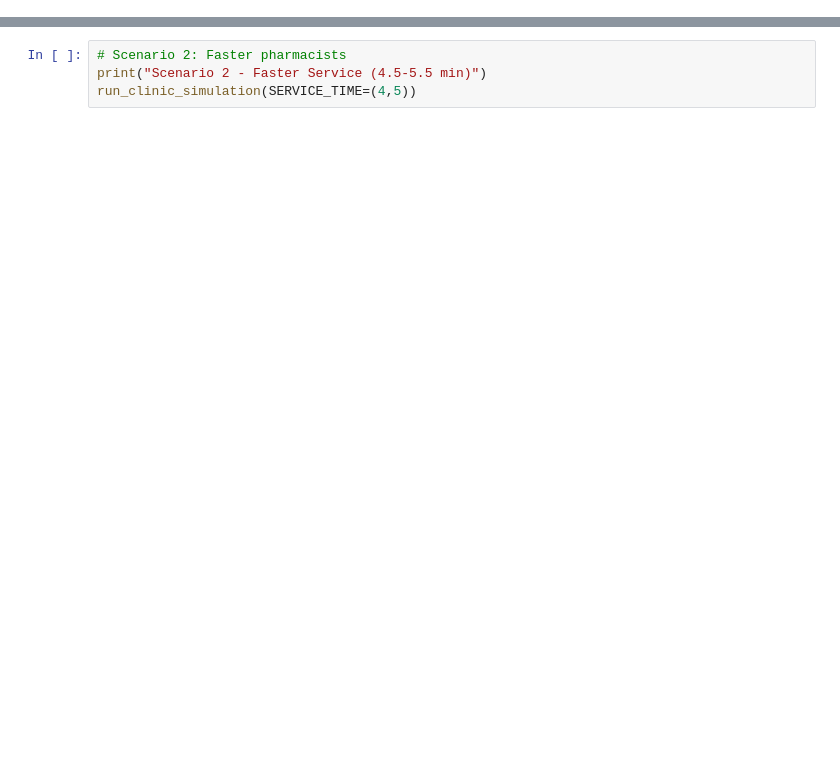
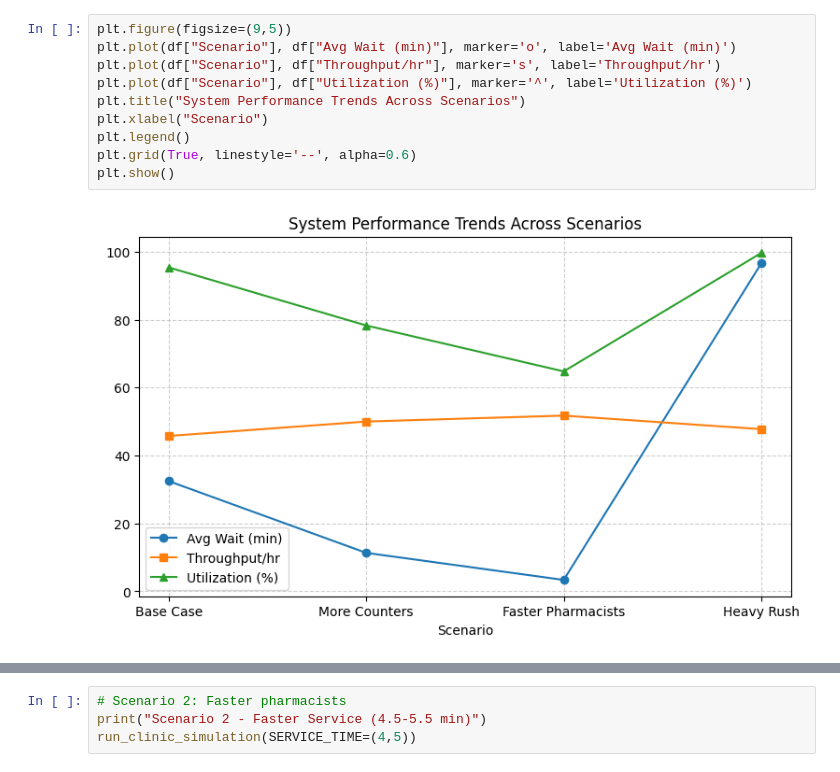
Before and after one commit to VishwaJanith/Case-Study, a Jupyter notebook: Clinic Dispensary.ipynb, the cells around one changed output, grey strips where cells are left out. Saved outputs shown, nothing was run; the diff lists cells and outputs as text; blank space fills up the shorter version.

```diff
--- a/Clinic Dispensary.ipynb
+++ b/Clinic Dispensary.ipynb
@@ -95,0 +195,12 @@ run_clinic_simulation(NUM_COUNTERS=3, SERVICE_TIME=(7,8), ARRIVAL_INTERVAL=(0.8,
+# %%
+plt.figure(figsize=(9,5))
+plt.plot(df["Scenario"], df["Avg Wait (min)"], marker='o', label='Avg Wait (min)')
+plt.plot(df["Scenario"], df["Throughput/hr"], marker='s', label='Throughput/hr')
+plt.plot(df["Scenario"], df["Utilization (%)"], marker='^', label='Utilization (%)')
+plt.title("System Performance Trends Across Scenarios")
+plt.xlabel("Scenario")
+plt.legend()
+plt.grid(True, linestyle='--', alpha=0.6)
+plt.show()
+# %% [output]
+[figure, added]
```
Also changed, not shown: parts of 7 cells of this notebook.
